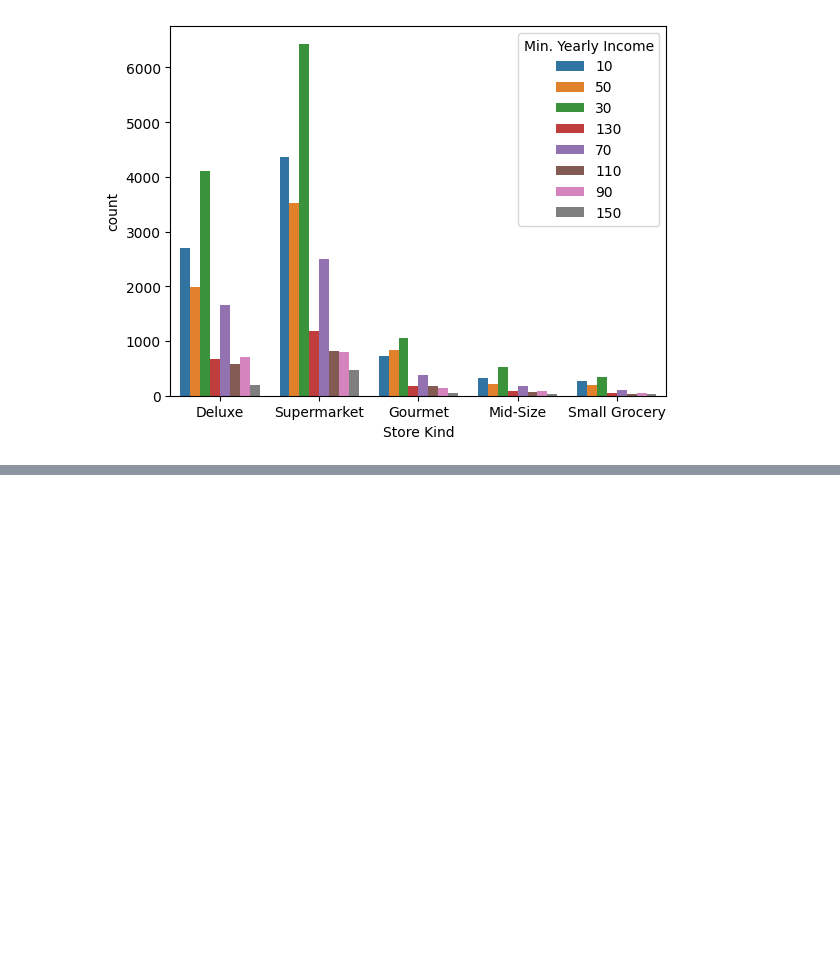
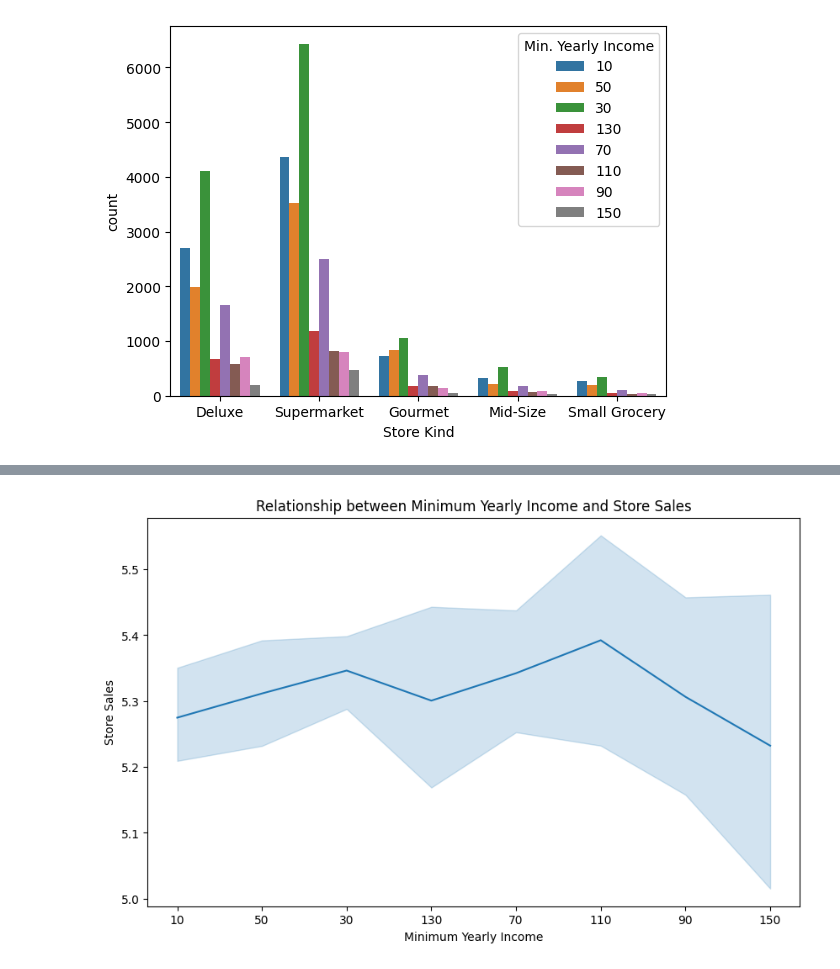
Before and after one commit to Abdelrhmankaram/IEEE-ManSB-VICTORIS-2.0-Filteration, a Jupyter notebook: Analysis NB.ipynb, the cells around one changed output, grey strips where cells are left out. Drawn from its saved outputs; the diff is of its cells as text; code cells hidden in the pictures; blank space fills up the shorter version.

```diff
--- a/Analysis NB.ipynb
+++ b/Analysis NB.ipynb
@@ -21,3 +45,5 @@ data.head()
+# %%
+data = data.dropna()
 # %%
 data.info()
 # %% [output]
@@ -70,0 +121,9 @@ sns.countplot(data=data, x='Store Kind', hue='Min. Yearly Income');
+# %%
+plt.figure(figsize=(10, 6))
+sns.lineplot(x='Min. Yearly Income', y='Store Sales', data=data)
+plt.title('Relationship between Minimum Yearly Income and Store Sales')
+plt.xlabel('Minimum Yearly Income')
+plt.ylabel('Store Sales')
+plt.show()
+# %% [output]
+[figure, added]
```
Also changed, not shown: parts of 23 cells of this notebook, 1 other file.
